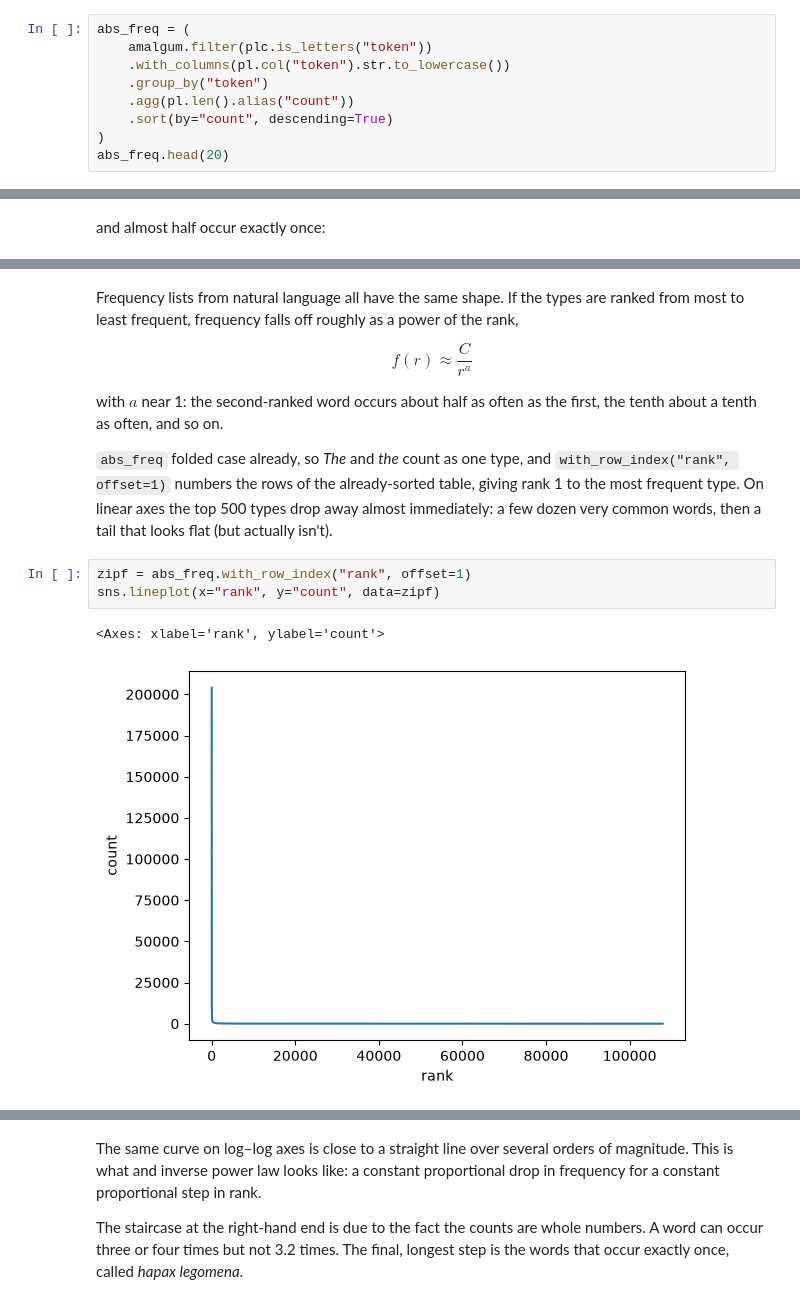
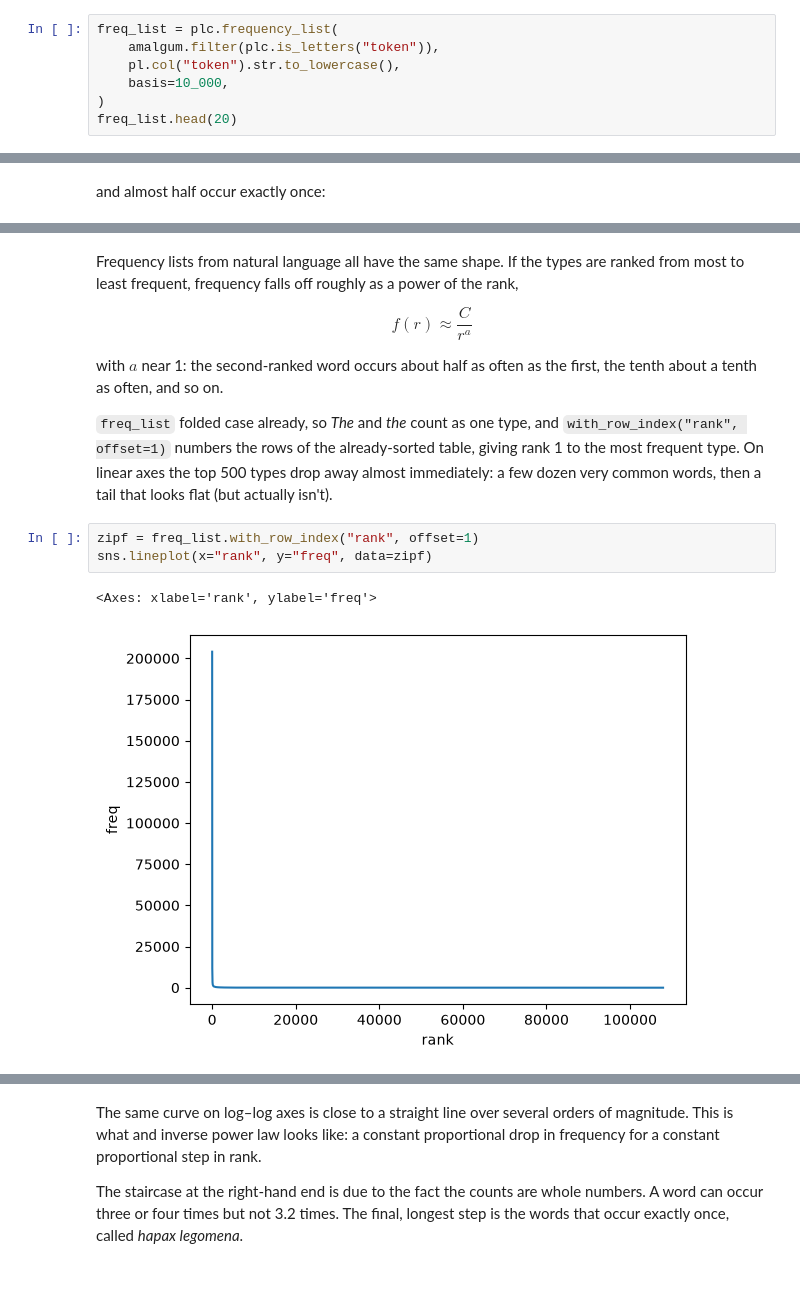
Before and after one commit to rmalouf/polars_corpus, a Jupyter notebook: docs/notebooks/frequencies.ipynb, the cells around one changed output, grey strips where cells are left out. Saved outputs shown, nothing was run; the diff lists cells and outputs as text.

```diff
--- a/docs/notebooks/frequencies.ipynb
+++ b/docs/notebooks/frequencies.ipynb
@@ -124,10 +129,8 @@ Typically we will want to **normalize** texts before analyzing them. That is, we
 # %%
-abs_freq = (
-    amalgum.filter(plc.is_letters("token"))
-    .with_columns(pl.col("token").str.to_lowercase())
-    .group_by("token")
-    .agg(pl.len().alias("count"))
-    .sort(by="count", descending=True)
+freq_list = plc.frequency_list(
+    amalgum.filter(plc.is_letters("token")),
+    pl.col("token").str.to_lowercase(),
+    basis=10_000,
 )
-abs_freq.head(20)
+freq_list.head(20)
 # %% [output]
@@ -210,14 +223,14 @@ $$f(r) \approx \frac{C}{r^{a}}$$
 with $a$ near 1: the second-ranked word occurs about half as often as the first, the tenth about
 a tenth as often, and so on.
 
-`abs_freq` folded case already, so *The* and *the* count as one type, and
+`freq_list` folded case already, so *The* and *the* count as one type, and
 `with_row_index("rank", offset=1)` numbers the rows of the already-sorted table, giving rank 1 to
 the most frequent type. On linear axes the top 500 types drop away almost immediately: a few
 dozen very common words, then a tail that looks flat (but actually isn't).
 # %%
-zipf = abs_freq.with_row_index("rank", offset=1)
-sns.lineplot(x="rank", y="count", data=zipf)
+zipf = freq_list.with_row_index("rank", offset=1)
+sns.lineplot(x="rank", y="freq", data=zipf)
 # %% [output]
-<Axes: xlabel='rank', ylabel='count'>
+<Axes: xlabel='rank', ylabel='freq'>
-[figure, old version]
+[figure, new version]
 # %%
```
Also changed, not shown: parts of 13 cells of this notebook, 12 other files.
